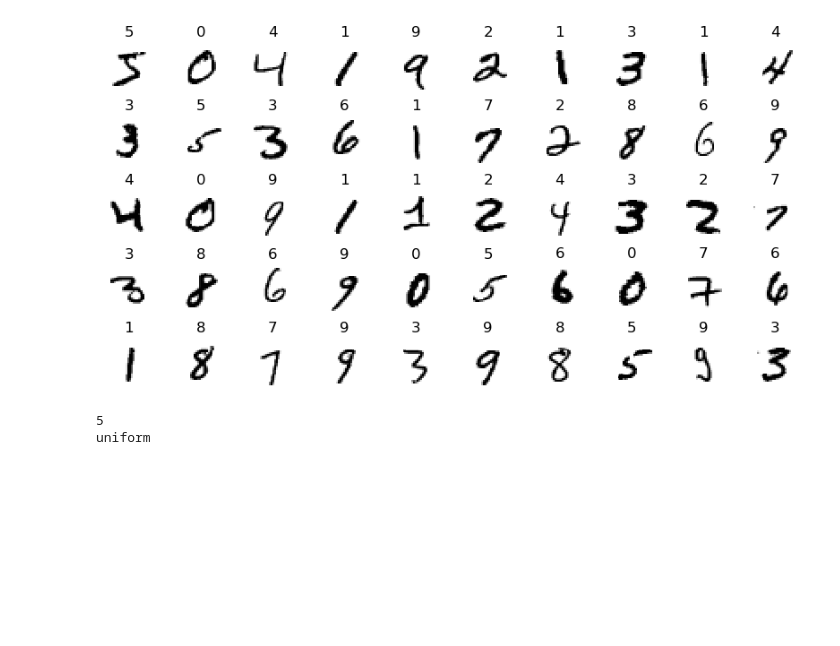
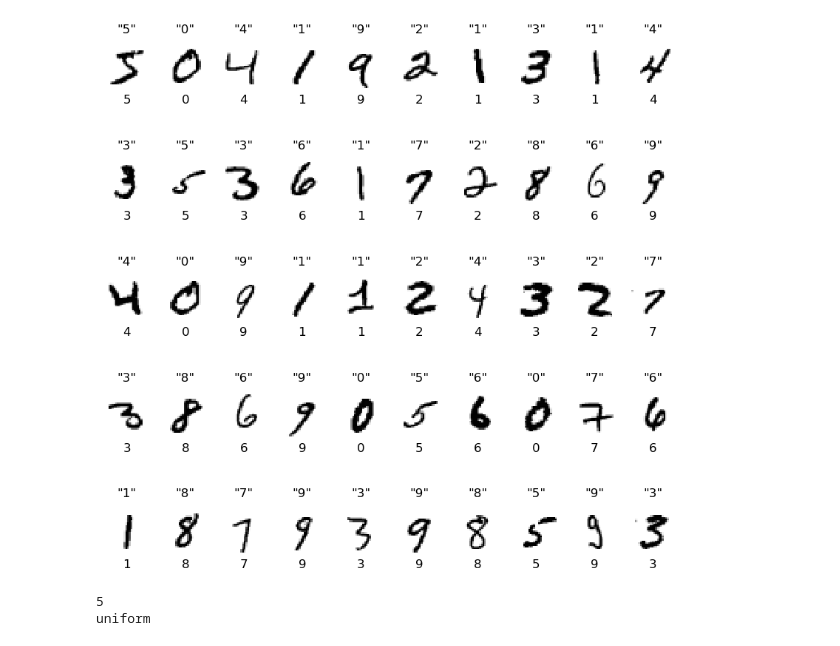
Before and after one commit to ParsaRezaei/ECE_4715.F23, a Jupyter notebook: Playground/MNIST/mnist.ipynb, the cells around one changed output. Cells and saved outputs as stored; diff of their text form; code cells hidden in the pictures; blank space fills up the shorter version.

```diff
--- a/Playground/MNIST/mnist.ipynb
+++ b/Playground/MNIST/mnist.ipynb
@@ -10,40 +10,54 @@ from sklearn.datasets import fetch_openml
 mnist = fetch_openml('mnist_784', as_frame=False)
 # %%
 #function to plot images with labels
-def plot_digit(data, label=None, ax=None):
+def plot_digit(data, actual_label=None, predicted_label=None, ax=None):
     if ax is None:
         ax = plt.gca()
-    image = data.reshape(28, 28)
+    image = data.reshape(28, 28)  # Assuming image data is a flat 28x28 pixels
     ax.imshow(image, cmap='binary', interpolation='nearest')
     ax.axis('off')
-    if label:
-        ax.set_title(label, fontsize=12)
 
-def plot_digits(instances, labels=None, images_per_row=10, **options):
-    size = 28
+    # Set the actual label to the left of the plot
+    if actual_label is not None:
+        ax.text(0.5, -0.1, str(actual_label), fontsize=12, transform=ax.transAxes,
+            verticalalignment='top', horizontalalignment='center')
+
+    # Set the predicted label as the title with quotes around it
+    if predicted_label is not None:
+        ax.set_title(f'"{predicted_label}"', fontsize=12, pad=10)
+
+
+def plot_digits(instances, actualLabels=None, predictedLabels=None, images_per_row=10):
+    size = 28  # Assuming each digit is 28x28 pixels
     n_images = len(instances)
-    n_rows = (n_images - 1) // images_per_row + 1
+    images_per_col = (n_images + images_per_row - 1) // images_per_row
 
-    if labels is not None:
-        assert len(labels) == len(instances), "Mismatch between number of instances and labels"
+    if actualLabels is not None:
+        assert len(actualLabels) == n_images, "Mismatch between number of instances and actual labels"
+    if predictedLabels is not None:
+        assert len(predictedLabels) == n_images, "Mismatch between number of instances and predicted labels"
 
     # Create a single figure and axis structure for the entire plot
-    fig, axs = plt.subplots(n_rows, images_per_row, figsize=(images_per_row, n_rows),
-                            gridspec_kw={'wspace': 0.5, 'hspace': 0.5})
+    fig, axs = plt.subplots(images_per_col, images_per_row, figsize=(images_per_row, 2 * images_per_col),
+                            gridspec_kw={'wspace':0.25, 'hspace':0.1})
+    axs = axs.flatten()  # Flatten the array for easy iteration
 
-    for idx, ax in enumerate(axs.ravel()):
+    for idx in range(len(axs)):
         if idx < n_images:
-            plot_digit(instances[idx], label=labels[idx] if labels is not None else None, ax=ax)
+            plot_digit(instances[idx],
+                       actual_label=actualLabels[idx] if actualLabels is not None else None,
+                       predicted_label=predictedLabels[idx] if predictedLabels is not None else None,
+                       ax=axs[idx])
         else:
-            ax.axis('off')  # Turn off axes for empty subplots
+            axs[idx].axis('off')  # Hide empty subplots
 
     plt.show()
 
 #plot digits
 X, y = mnist["data"], mnist["target"]
-plot_digits(X[0:50], y[0:50], images_per_row=10)
+plot_digits(X[:50], y[:50],y[:50])
 # %% [output]
-[figure, old version]
+[figure, new version]
 # %%
 #split data
 from sklearn.model_selection import train_test_split
```
Also changed, not shown: parts of 6 cells of this notebook.
